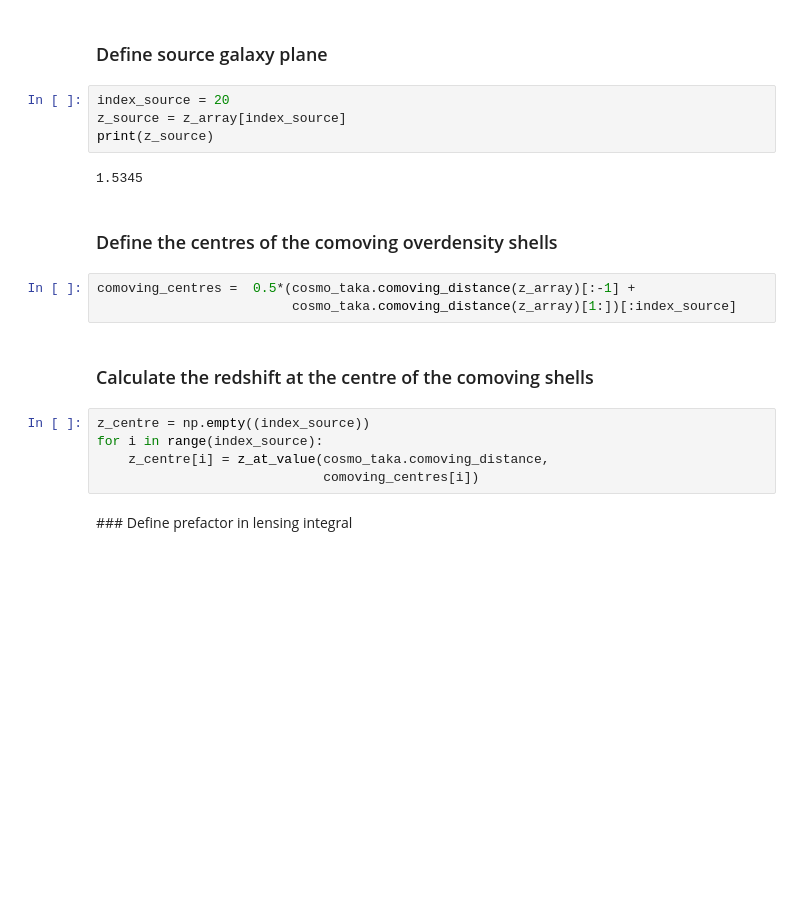
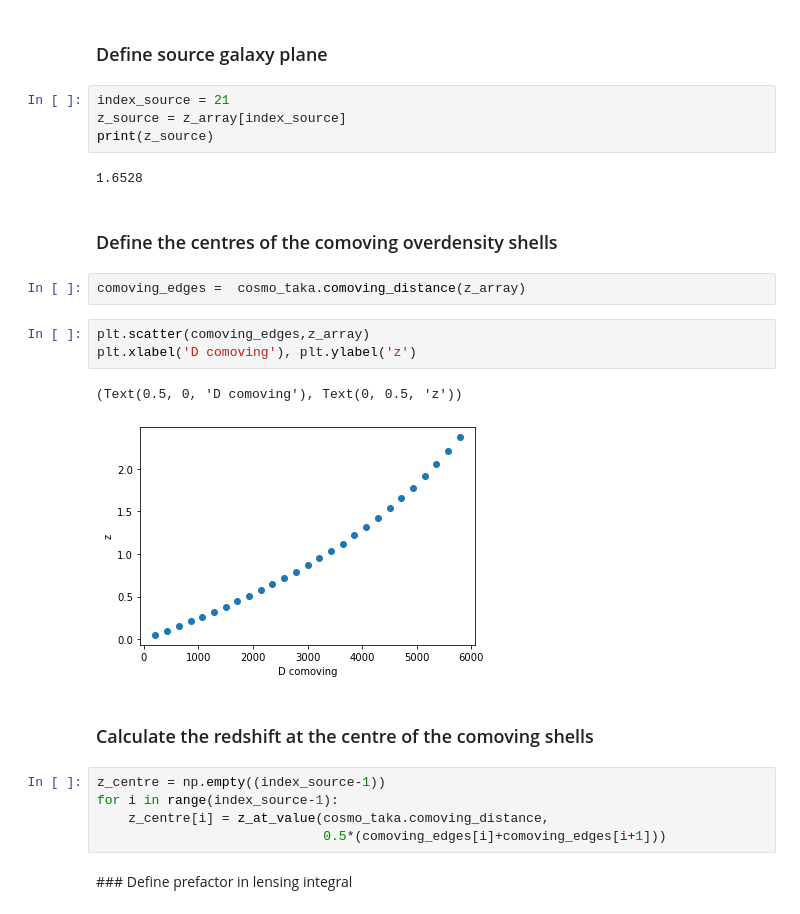
Before and after one commit to NiallJeffrey/BornRaytrace, a Jupyter notebook: example_takahashi_map.ipynb, the cells around one changed output. Drawn from its saved outputs; the diff is of its cells as text; blank space fills up the shorter version.

```diff
--- a/example_takahashi_map.ipynb
+++ b/example_takahashi_map.ipynb
@@ -48,23 +48,28 @@ hp.mollview(np.log(overdensity_array[1] + 1), title='Example overdensity map')
 # %% [markdown]
 ### Define source galaxy plane
 # %%
-index_source = 20
+index_source = 21
 z_source = z_array[index_source]
 print(z_source)
 # %% [output]
-1.5345
+1.6528
 # %% [markdown]
 ### Define the centres of the comoving overdensity shells
-# %%
-comoving_centres =  0.5*(cosmo_taka.comoving_distance(z_array)[:-1] +
-                         cosmo_taka.comoving_distance(z_array)[1:])[:index_source]
+# %%
+comoving_edges =  cosmo_taka.comoving_distance(z_array)
+# %%
+plt.scatter(comoving_edges,z_array)
+plt.xlabel('D comoving'), plt.ylabel('z')
+# %% [output]
+(Text(0.5, 0, 'D comoving'), Text(0, 0.5, 'z'))
+[figure, added]
 # %% [markdown]
 ### Calculate the redshift at the centre of the comoving shells
 # %%
-z_centre = np.empty((index_source))
-for i in range(index_source):
+z_centre = np.empty((index_source-1))
+for i in range(index_source-1):
     z_centre[i] = z_at_value(cosmo_taka.comoving_distance,
-                             comoving_centres[i])
+                             0.5*(comoving_edges[i]+comoving_edges[i+1]))
 # %% [markdown]
 ### Define prefactor in lensing integral
 # %%
```
Also changed, not shown: parts of 4 cells of this notebook, 3 other files.
